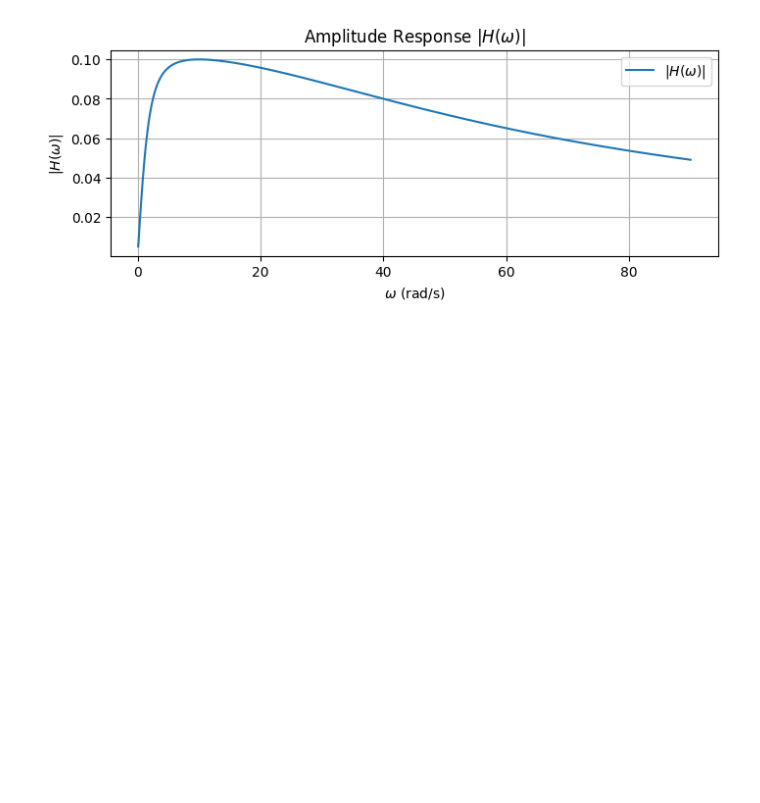
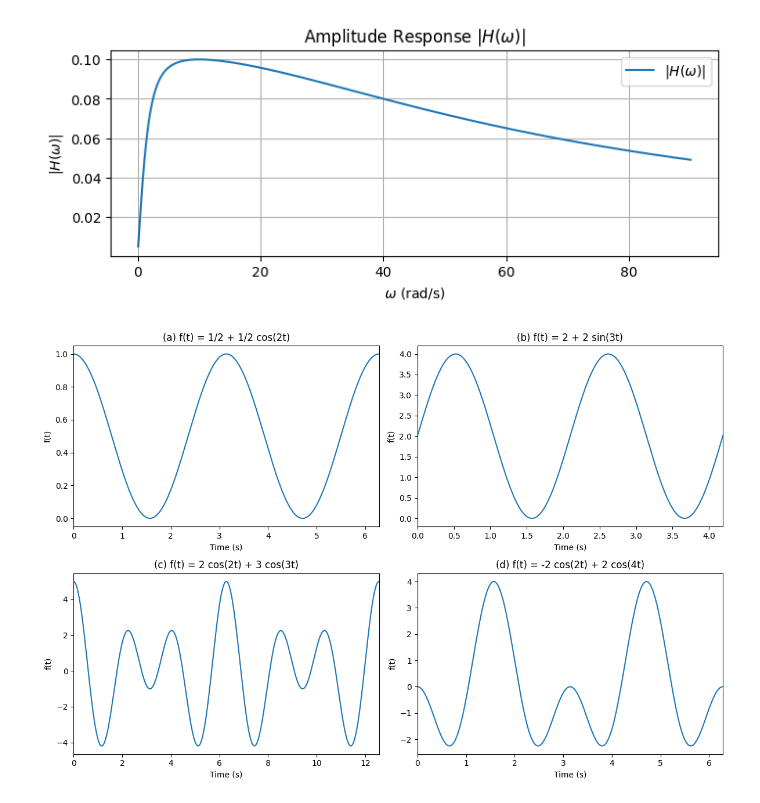
Before and after one commit to ZJUI-ME-course/25SP-ECE211, a Jupyter notebook: h(w).ipynb, the cells around one changed output. Cells and saved outputs as stored; diff of their text form; code cells hidden in the pictures; blank space fills up the shorter version.

```diff
--- a/h(w).ipynb
+++ b/h(w).ipynb
@@ -173,3 +173,61 @@ plt.legend()
 plt.show()
 # %% [output]
 [figure]
+# %%
+# ft图像
+
+import numpy as np
+import matplotlib.pyplot as plt
+
+# 定义时间范围
+t = np.linspace(0, 4*np.pi, 1000)
+
+# (a) f(t) = 1/2 + 1/2 cos(2t)
+f_a = 0.5 + 0.5 * np.cos(2 * t)
+
+# (b) f(t) = 2 + 2j sin(3t)
+f_b = 2 + 2 * np.sin(3 * t)
+
+# (c) f(t) = 2 cos(2t) + 3 cos(3t)
+f_c = 2 * np.cos(2 * t) + 3 * np.cos(3 * t)
+
+# (d) f(t) = -2j sin(2t) + 2 cos(4t)
+f_d = -2 * np.cos(2 * t) + 2 * np.cos(4 * t)
+
+# 绘制图形
+plt.figure(figsize=(12, 8))
+plt.subplot(2, 2, 1)
+plt.plot(t, f_a)
+plt.title('(a) f(t) = 1/2 + 1/2 cos(2t)')
+plt.xlabel('Time (s)')
+plt.ylabel('f(t)')
+plt.xlim(0,2*np.pi)
+
+plt.subplot(2, 2, 2)
+plt.plot(t, f_b)
+plt.title('(b) f(t) = 2 + 2 sin(3t)')
+plt.xlabel('Time (s)')
+plt.ylabel('f(t)')
+plt.xlim(0,4/3*pi)
+
+plt.subplot(2, 2, 3)
+plt.plot(t, f_c)
+plt.title('(c) f(t) = 2 cos(2t) + 3 cos(3t)')
+plt.xlabel('Time (s)')
+plt.ylabel('f(t)')
+plt.xlim(0,4*pi)
+
+
+plt.subplot(2, 2, 4)
+plt.plot(t, f_d)
+plt.title('(d) f(t) = -2 cos(2t) + 2 cos(4t)')
+plt.xlabel('Time (s)')
+plt.ylabel('f(t)')
+plt.xlim(0,2*pi)
+
+
+
+plt.tight_layout()
+plt.show()
+# %% [output]
+[figure, added]
```
Also changed, not shown: parts of 1 cell of this notebook.
